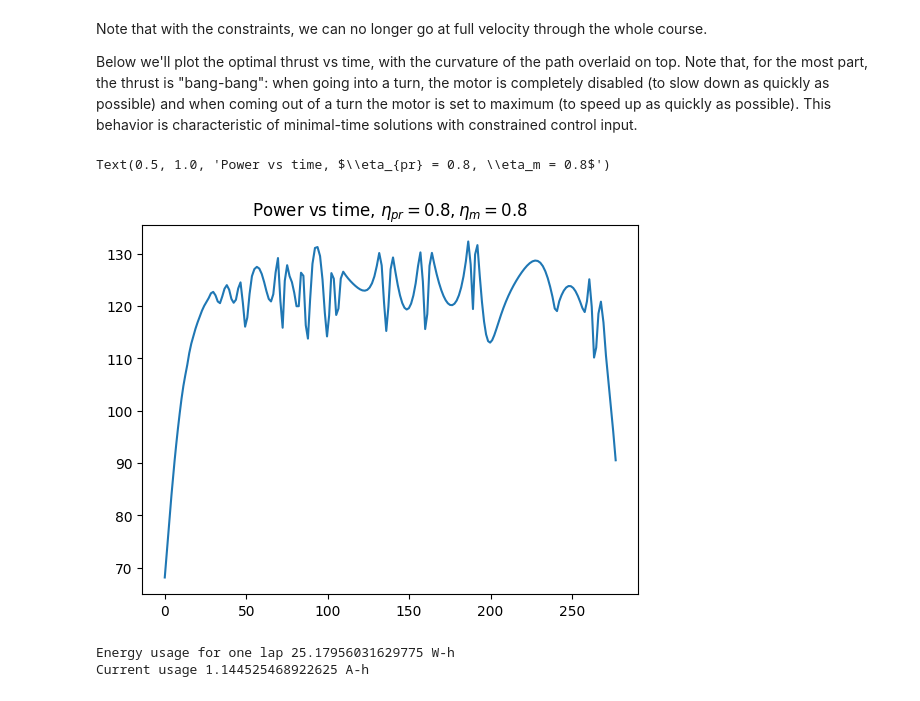
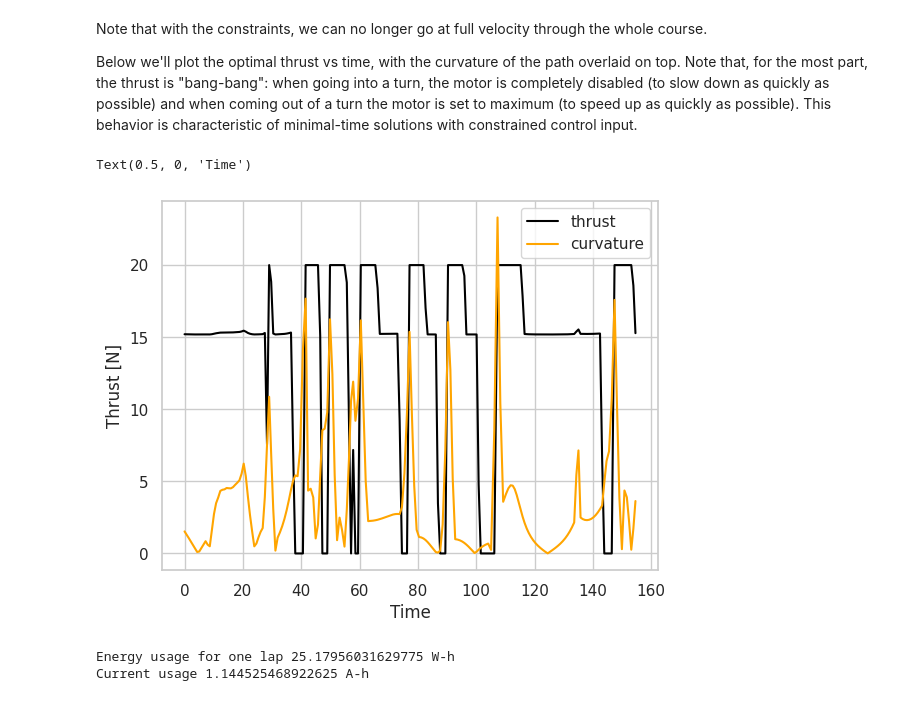
Before and after one commit to jasper-day/rankine, a Jupyter notebook: controls_notebooks/1D_Airplane.ipynb, the cells around one changed output. Saved outputs shown, nothing was run; the diff lists cells and outputs as text; code cells hidden in the pictures.

```diff
--- a/controls_notebooks/1D_Airplane.ipynb
+++ b/controls_notebooks/1D_Airplane.ipynb
@@ -296,12 +296,16 @@ Note that with the constraints, we can no longer go at full velocity through the
 
 Below we'll plot the optimal thrust vs time, with the curvature of the path overlaid on top. Note that, for the most part, the thrust is "bang-bang": when going into a turn, the motor is completely disabled (to slow down as quickly as possible) and when coming out of a turn the motor is set to maximum (to speed up as quickly as possible). This behavior is characteristic of minimal-time solutions with constrained control input.
 # %%
-plt.plot(time_opt[:-1], thrust_opt * V_opt[:-1] * (1/ 0.8**2))
-# plt.plot(time_opt[:-1], airplane.spline.curvature(xis)[:-1] * 5e2)
-plt.title(r"Power vs time, $\eta_{pr} = 0.8, \eta_m = 0.8$")
+import seaborn as sns
+sns.set_theme(style="whitegrid")
+sns.lineplot(x=time_opt[:-1], y=thrust_opt, label="thrust", color="black")
+sns.lineplot(x=time_opt[:-1], y=airplane.spline.curvature(xis)[:-1] * 5e2, label="curvature", color="orange")
+plt.ylabel("Thrust [N]")
+plt.xlabel("Time")
+# plt.title(r"Power vs time, $\eta_{pr} = 0.8, \eta_m = 0.8$")
 # %% [output]
-Text(0.5, 1.0, 'Power vs time, $\\eta_{pr} = 0.8, \\eta_m = 0.8$')
+Text(0.5, 0, 'Time')
-[figure, old version]
+[figure, new version]
 # %%
 from scipy.integrate import simpson
 def get_energy_current(result, eta=0.8**2):
```
Also changed, not shown: parts of 1 cell of this notebook, 7 other files.
